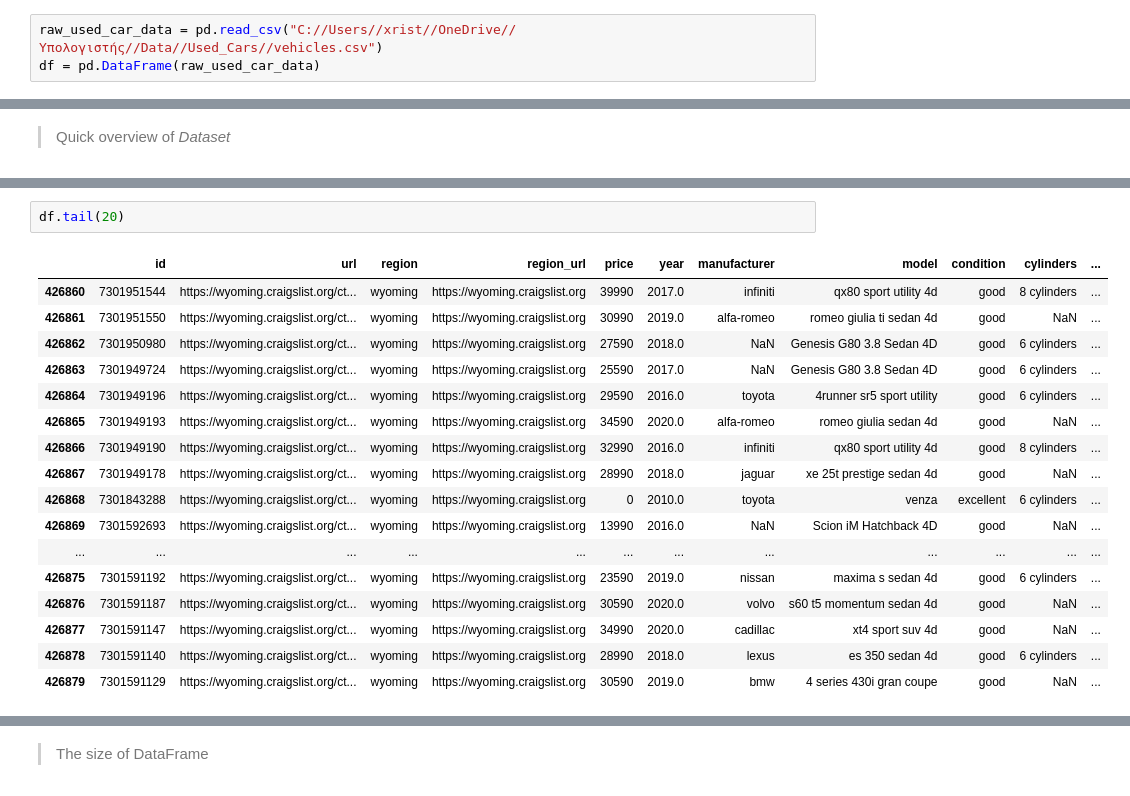
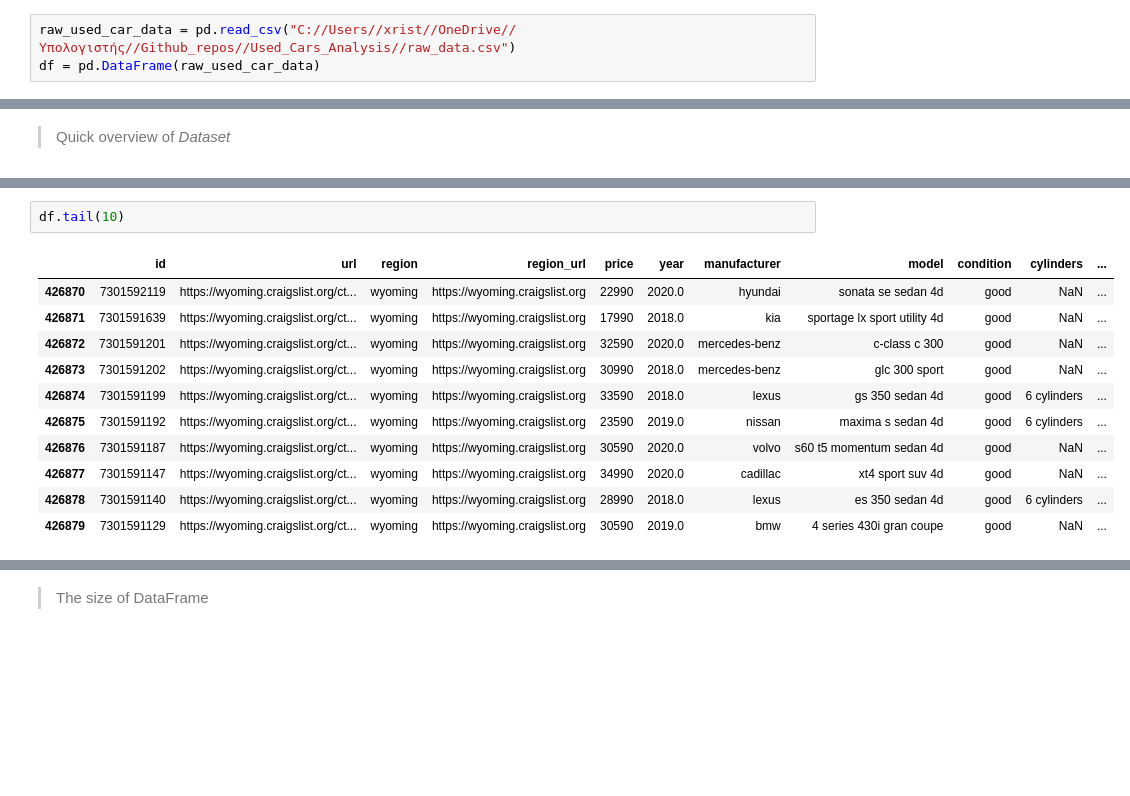
Before and after one commit to ChrisDiamantis99/Used-Cars-Analysis, a Jupyter notebook: Used_Cars_Analysis.ipynb, the cells around one changed output, grey strips where cells are left out. Cells and saved outputs as stored; diff of their text form; blank space fills up the shorter version.

```diff
--- a/Used_Cars_Analysis.ipynb
+++ b/Used_Cars_Analysis.ipynb
@@ -15,5 +19,5 @@ sns.set()
 # %% [markdown]
 > Load the *Dataset* and store it as *Dataframe*
 # %%
-raw_used_car_data = pd.read_csv("C://Users//xrist//OneDrive//Υπολογιστής//Data//Used_Cars//vehicles.csv")
+raw_used_car_data = pd.read_csv("C://Users//xrist//OneDrive//Υπολογιστής//Github_repos//Used_Cars_Analysis//raw_data.csv")
 df = pd.DataFrame(raw_used_car_data)
@@ -47,18 +46,12 @@ df.head(20)
 # %%
-df.tail(20)
+df.tail(10)
 # %% [output]
 |  | id | url | region | region_url | price | year | manufacturer | model | condition | cylinders | ... |
-| 426860 | 7301951544 | https://wyoming.craigslist.org/ct... | wyoming | https://wyoming.craigslist.org | 39990 | 2017.0 | infiniti | qx80 sport utility 4d | good | 8 cylinders | ... |
-| 426861 | 7301951550 | https://wyoming.craigslist.org/ct... | wyoming | https://wyoming.craigslist.org | 30990 | 2019.0 | alfa-romeo | romeo giulia ti sedan 4d | good | NaN | ... |
-| 426862 | 7301950980 | https://wyoming.craigslist.org/ct... | wyoming | https://wyoming.craigslist.org | 27590 | 2018.0 | NaN | Genesis G80 3.8 Sedan 4D | good | 6 cylinders | ... |
-| 426863 | 7301949724 | https://wyoming.craigslist.org/ct... | wyoming | https://wyoming.craigslist.org | 25590 | 2017.0 | NaN | Genesis G80 3.8 Sedan 4D | good | 6 cylinders | ... |
-| 426864 | 7301949196 | https://wyoming.craigslist.org/ct... | wyoming | https://wyoming.craigslist.org | 29590 | 2016.0 | toyota | 4runner sr5 sport utility | good | 6 cylinders | ... |
-| 426865 | 7301949193 | https://wyoming.craigslist.org/ct... | wyoming | https://wyoming.craigslist.org | 34590 | 2020.0 | alfa-romeo | romeo giulia sedan 4d | good | NaN | ... |
-| 426866 | 7301949190 | https://wyoming.craigslist.org/ct... | wyoming | https://wyoming.craigslist.org | 32990 | 2016.0 | infiniti | qx80 sport utility 4d | good | 8 cylinders | ... |
-| 426867 | 7301949178 | https://wyoming.craigslist.org/ct... | wyoming | https://wyoming.craigslist.org | 28990 | 2018.0 | jaguar | xe 25t prestige sedan 4d | good | NaN | ... |
-| 426868 | 7301843288 | https://wyoming.craigslist.org/ct... | wyoming | https://wyoming.craigslist.org | 0 | 2010.0 | toyota | venza | excellent | 6 cylinders | ... |
-| 426869 | 7301592693 | https://wyoming.craigslist.org/ct... | wyoming | https://wyoming.craigslist.org | 13990 | 2016.0 | NaN | Scion iM Hatchback 4D | good | NaN | ... |
-| ... | ... | ... | ... | ... | ... | ... | ... | ... | ... | ... | ... |
+| 426870 | 7301592119 | https://wyoming.craigslist.org/ct... | wyoming | https://wyoming.craigslist.org | 22990 | 2020.0 | hyundai | sonata se sedan 4d | good | NaN | ... |
+| 426871 | 7301591639 | https://wyoming.craigslist.org/ct... | wyoming | https://wyoming.craigslist.org | 17990 | 2018.0 | kia | sportage lx sport utility 4d | good | NaN | ... |
+| 426872 | 7301591201 | https://wyoming.craigslist.org/ct... | wyoming | https://wyoming.craigslist.org | 32590 | 2020.0 | mercedes-benz | c-class c 300 | good | NaN | ... |
+| 426873 | 7301591202 | https://wyoming.craigslist.org/ct... | wyoming | https://wyoming.craigslist.org | 30990 | 2018.0 | mercedes-benz | glc 300 sport | good | NaN | ... |
+| 426874 | 7301591199 | https://wyoming.craigslist.org/ct... | wyoming | https://wyoming.craigslist.org | 33590 | 2018.0 | lexus | gs 350 sedan 4d | good | 6 cylinders | ... |
 | 426875 | 7301591192 | https://wyoming.craigslist.org/ct... | wyoming | https://wyoming.craigslist.org | 23590 | 2019.0 | nissan | maxima s sedan 4d | good | 6 cylinders | ... |
 | 426876 | 7301591187 | https://wyoming.craigslist.org/ct... | wyoming | https://wyoming.craigslist.org | 30590 | 2020.0 | volvo | s60 t5 momentum sedan 4d | good | NaN | ... |
 | 426877 | 7301591147 | https://wyoming.craigslist.org/ct... | wyoming | https://wyoming.craigslist.org | 34990 | 2020.0 | cadillac | xt4 sport suv 4d | good | NaN | ... |
```
Also changed, not shown: parts of 48 cells of this notebook.
